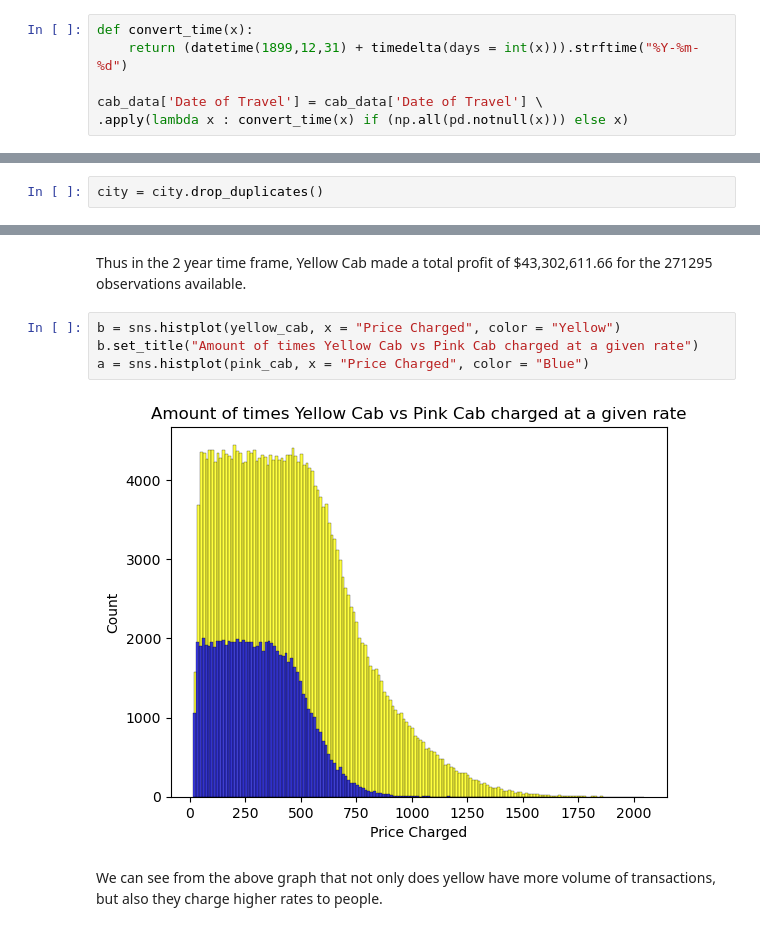
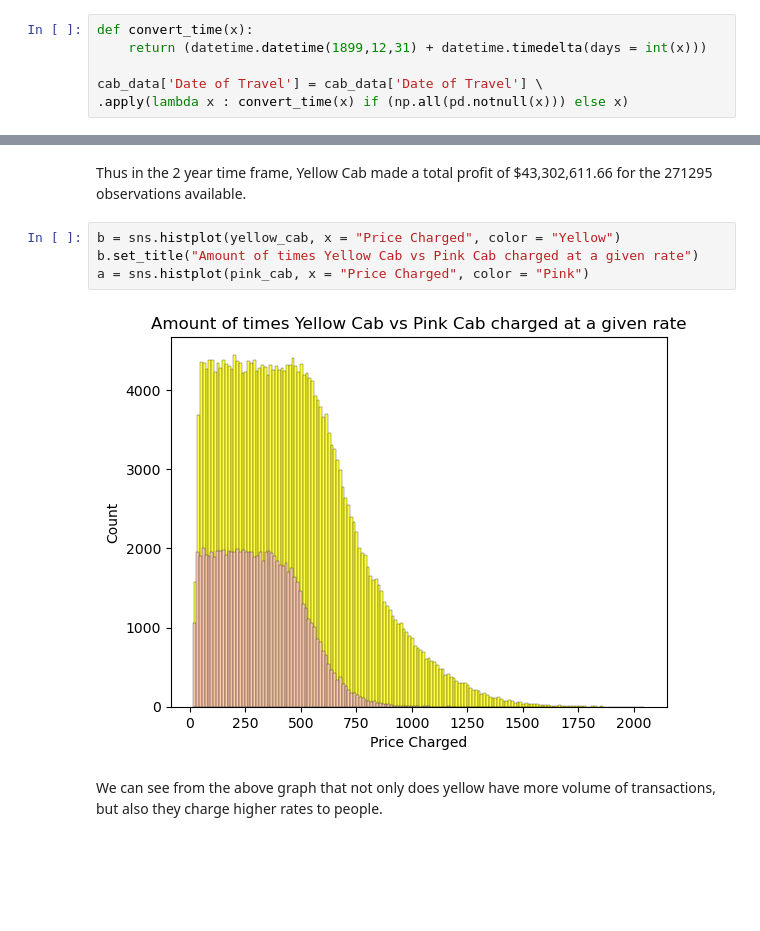
Before and after one commit to DataGlacier/VC, a Jupyter notebook: Week 2/Cab Investment Firm EDA by Connor Bryson.ipynb, the cells around one changed output, grey strips where cells are left out. Drawn from its saved outputs; the diff is of its cells as text; blank space fills up the shorter version.

```diff
--- a/Week 2/Cab Investment Firm EDA by Connor Bryson.ipynb
+++ b/Week 2/Cab Investment Firm EDA by Connor Bryson.ipynb
@@ -57,7 +57,7 @@ cab_data.shape
 #### Converting Date to Date object
 # %%
 def convert_time(x):
-    return (datetime(1899,12,31) + timedelta(days = int(x))).strftime("%Y-%m-%d")
+    return (datetime.datetime(1899,12,31) + datetime.timedelta(days = int(x)))
 
 cab_data['Date of Travel'] = cab_data['Date of Travel'] \
 .apply(lambda x : convert_time(x) if (np.all(pd.notnull(x))) else x)
@@ -214,5 +210,3 @@ city.shape
-# %%
-city = city.drop_duplicates()
 # %%
 city.shape
 # %% [output]
@@ -425,8 +424,8 @@ Thus in the 2 year time frame, Yellow Cab made a total profit of $43,302,611.66
 # %%
 b = sns.histplot(yellow_cab, x = "Price Charged", color = "Yellow")
 b.set_title("Amount of times Yellow Cab vs Pink Cab charged at a given rate")
-a = sns.histplot(pink_cab, x = "Price Charged", color = "Blue")
+a = sns.histplot(pink_cab, x = "Price Charged", color = "Pink")
 # %% [output]
-[figure, old version]
+[figure, new version]
 # %% [markdown]
 We can see from the above graph that not only does yellow have more volume of transactions, but also they charge higher rates to people.
```
Also changed, not shown: parts of 11 cells of this notebook.
